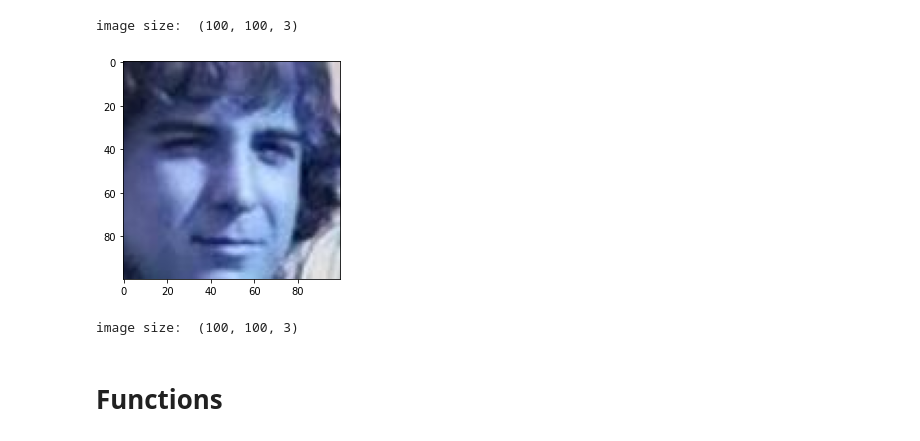
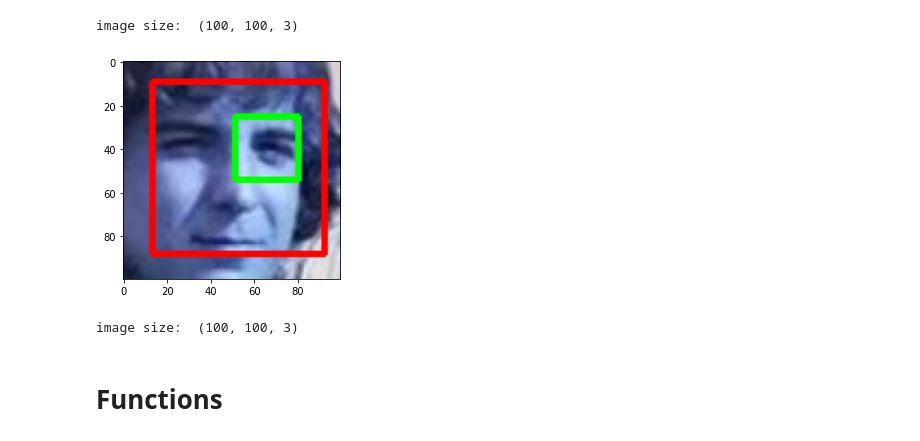
Before and after one commit to MHR1985/DSC_ExamProject, a Jupyter notebook: Python/Untitled.ipynb, the cells around one changed output. Cells and saved outputs as stored; diff of their text form; code cells hidden in the pictures.

```diff
--- a/Python/Untitled.ipynb
+++ b/Python/Untitled.ipynb
@@ -14,14 +14,16 @@ myimage(img)
 [figure]
 image size:  (100, 100, 3)
 # %%
-for (x,y,w,h) in eye_cascade.detectMultiScale(gray, 1.3, 5):
+for (x,y,w,h) in faces:
+     cv2.rectangle(img,(x,y),(x+w,y+h),(255,0,0),2)
      roi_gray = gray[y:y+h, x:x+w]
      roi_color = img[y:y+h, x:x+w]
-     for (ex,ey,ew,eh) in eye_cascade.detectMultiScale(gray, 1.3, 5):
+     eyes = eye_cascade.detectMultiScale(roi_gray)
+     for (ex,ey,ew,eh) in eyes:
          cv2.rectangle(roi_color,(ex,ey),(ex+ew,ey+eh),(0,255,0),2)
 myimage(img)
 # %% [output]
-[figure, old version]
+[figure, new version]
 image size:  (100, 100, 3)
 # %% [markdown]
 # Functions
```
Also changed, not shown: 2 other files.
